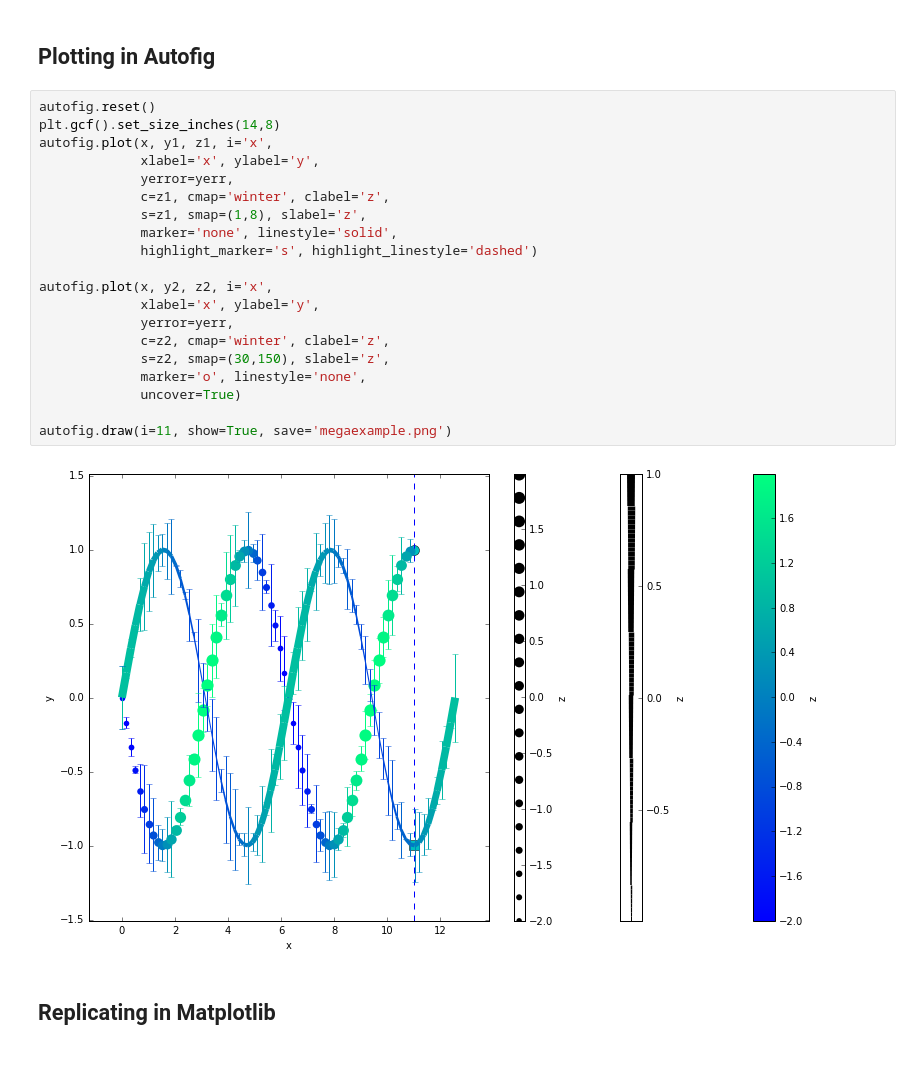
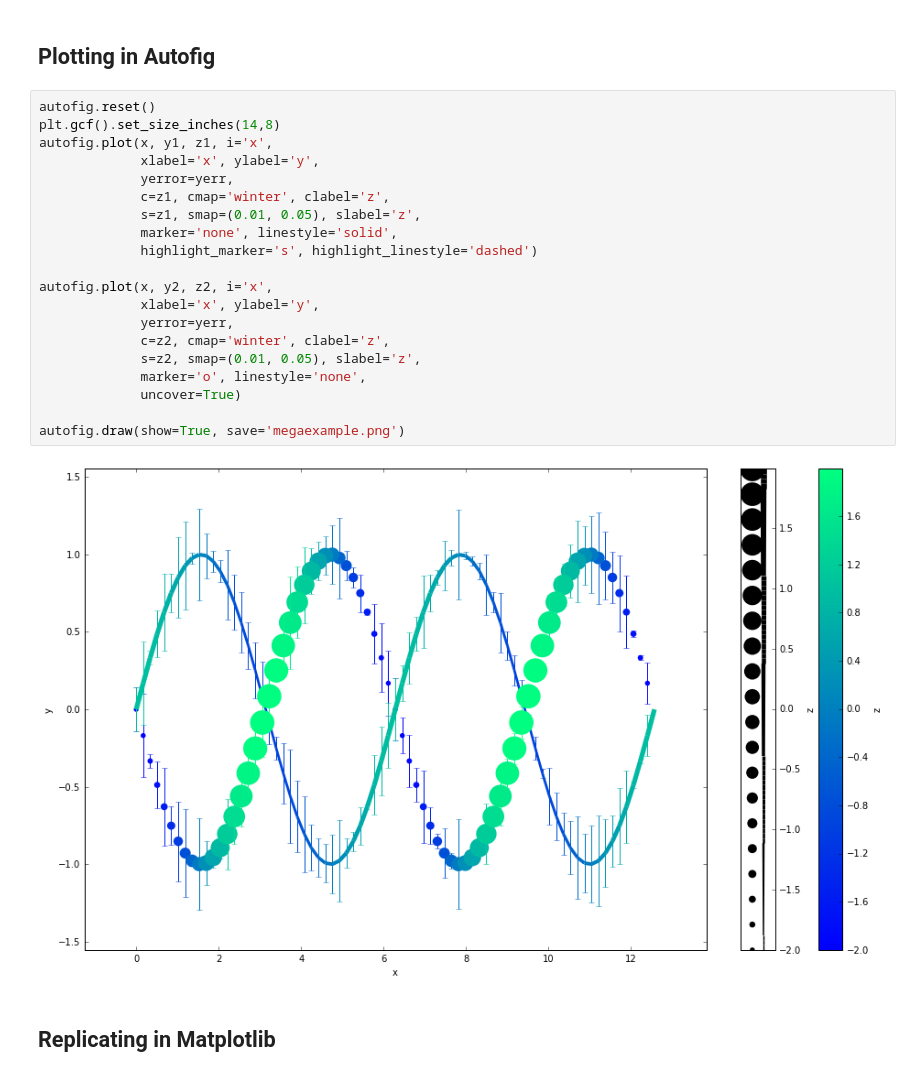
Before and after one commit to kecnry/autofig, a Jupyter notebook: examples/autofig_megaexample.ipynb, the cells around one changed output. Cells and saved outputs as stored; diff of their text form.

```diff
--- a/examples/autofig_megaexample.ipynb
+++ b/examples/autofig_megaexample.ipynb
@@ -23,25 +23,25 @@ zerr = np.random.rand(n)
 # %%
 autofig.reset()
 plt.gcf().set_size_inches(14,8)
 autofig.plot(x, y1, z1, i='x',
              xlabel='x', ylabel='y',
              yerror=yerr,
              c=z1, cmap='winter', clabel='z',
-             s=z1, smap=(1,8), slabel='z',
+             s=z1, smap=(0.01, 0.05), slabel='z',
              marker='none', linestyle='solid',
              highlight_marker='s', highlight_linestyle='dashed')
 
 autofig.plot(x, y2, z2, i='x',
              xlabel='x', ylabel='y',
              yerror=yerr,
              c=z2, cmap='winter', clabel='z',
-             s=z2, smap=(30,150), slabel='z',
+             s=z2, smap=(0.01, 0.05), slabel='z',
              marker='o', linestyle='none',
              uncover=True)
 
-autofig.draw(i=11, show=True, save='megaexample.png')
+autofig.draw(show=True, save='megaexample.png')
 # %% [output]
-[figure, old version]
+[figure, new version]
 # %% [markdown]
 ## Replicating in Matplotlib
 # %%
```
Also changed, not shown: parts of 1 cell of this notebook, 10 other files.
